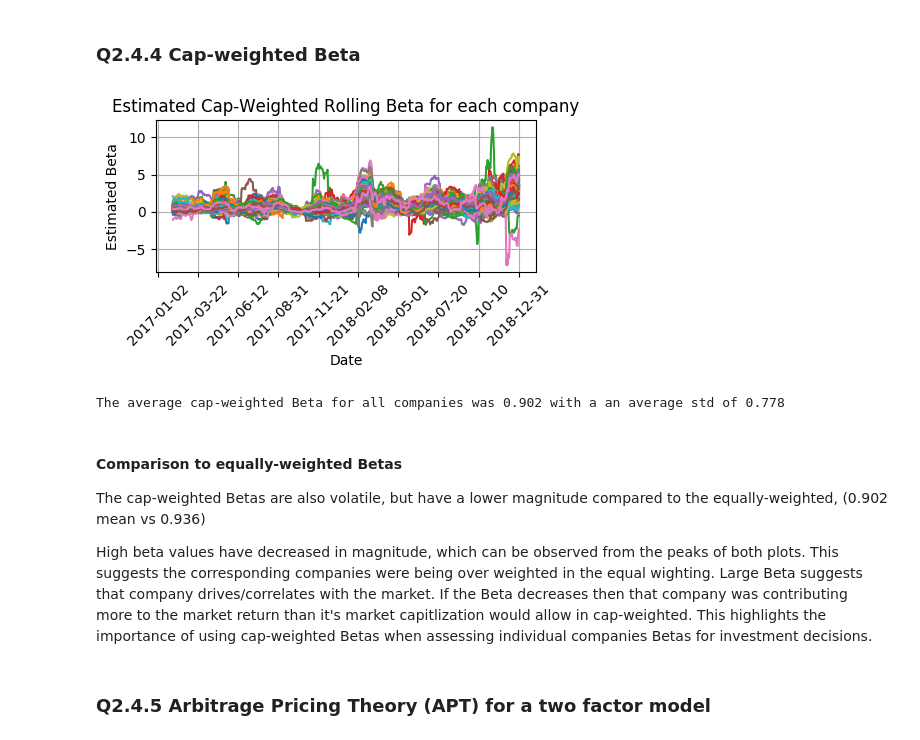
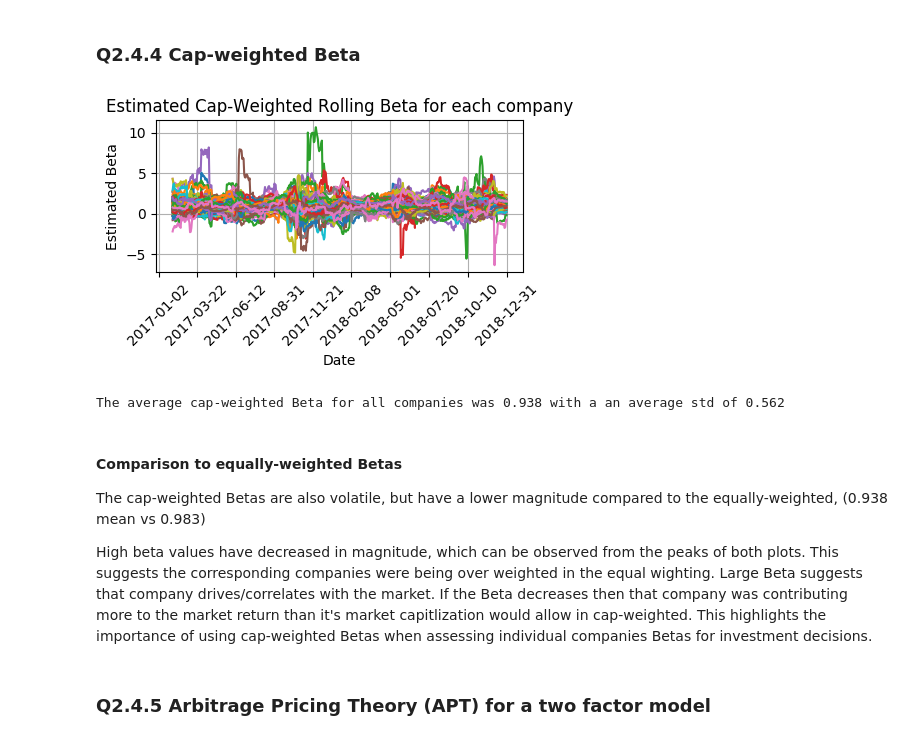
Before and after one commit to mahudu97/FSP, a Jupyter notebook: src/CW.ipynb, the cells around one changed output. Drawn from its saved outputs; the diff is of its cells as text; code cells hidden in the pictures.

```diff
--- a/src/CW.ipynb
+++ b/src/CW.ipynb
@@ -784,27 +786,27 @@ This coeffecient is the total market capitalization during that day, assuming th
 # %%
 WINDOW = 22 # days
 # beta_i = cov_iM / var_MM
-betas = df['ret'].rolling(22).cov(mcapw_returns)/np.var(mcapw_returns)
+betas = (df['ret'].rolling(22).cov(mcapw_returns.rolling(22)).T / mcapw_returns.rolling(22).var()).T
 
 plt.figure(dpi=100, figsize=(5,3))
 plt.plot(betas.index, betas)
 plt.title('Estimated Cap-Weighted Rolling Beta for each company')
 plt.xticks([betas.index[i] for i in np.linspace(0,len(betas.index)-1, 10).astype(int)],rotation=45)
 plt.xlabel('Date')
 plt.ylabel('Estimated Beta')
 plt.grid()
 plt.tight_layout()
 plt.show()
 # %% [output]
-[figure, old version]
+[figure, new version]
 # %%
 print("The average cap-weighted Beta for all companies was {:.3f} with a an average std of {:.3f}".format(np.mean(np.mean(betas)), np.mean(np.std(betas))))
 # %% [output]
-The average cap-weighted Beta for all companies was 0.902 with a an average std of 0.778
+The average cap-weighted Beta for all companies was 0.938 with a an average std of 0.562
 # %% [markdown]
 #### Comparison to equally-weighted Betas
 
-The cap-weighted Betas are also volatile, but have a lower magnitude compared to the equally-weighted, (0.902 mean vs 0.936)
+The cap-weighted Betas are also volatile, but have a lower magnitude compared to the equally-weighted, (0.938 mean vs 0.983)
 
 High beta values have decreased in magnitude, which can be observed from the peaks of both plots. This suggests the corresponding companies were being over weighted in the equal wighting. Large Beta suggests that company drives/correlates with the market. If the Beta decreases then that company was contributing more to the market return than it's market capitlization would allow in cap-weighted. This highlights the importance of using cap-weighted Betas when assessing individual companies Betas for investment decisions.
 # %% [markdown]
```
Also changed, not shown: parts of 10 cells of this notebook.
